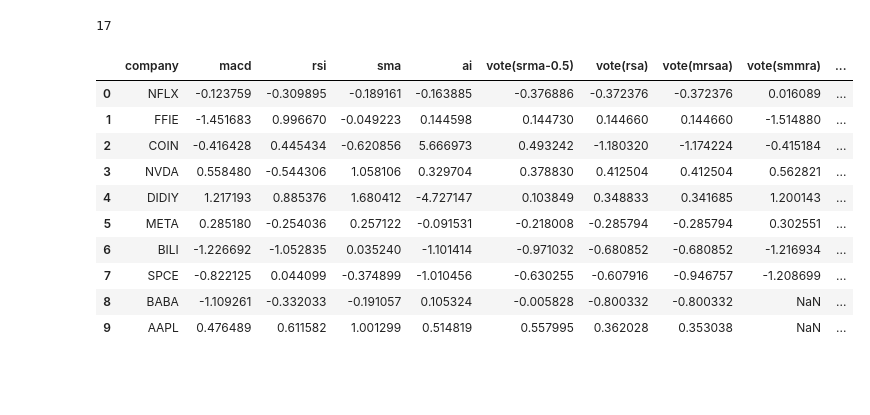
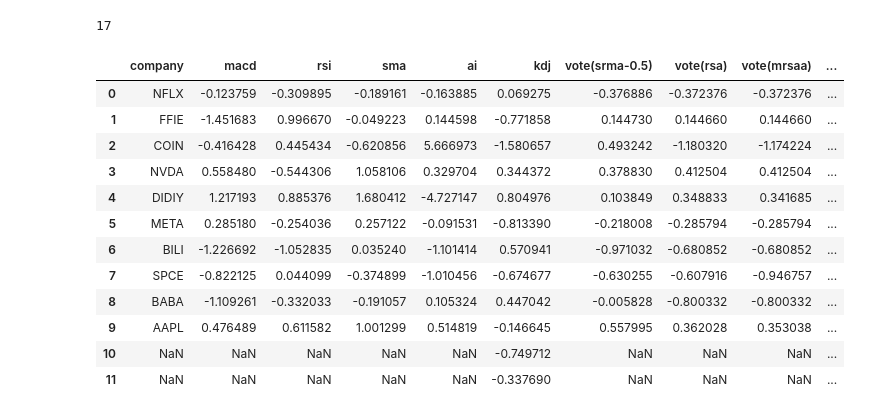
Before and after one commit to Lezcool/QT, a Jupyter notebook: code/debug.ipynb, the cells around one changed output. Cells and saved outputs as stored; diff of their text form; code cells hidden in the pictures; blank space fills up the shorter version.

```diff
--- a/code/debug.ipynb
+++ b/code/debug.ipynb
@@ -676,33 +676,37 @@ sma_df = pd.read_csv('/home/lez/Documents/QT/QT/results/sma_results.csv')
 vote_df = pd.read_csv('/home/lez/Documents/QT/QT/results/vote0.5_results.csv')
 ai_df = pd.read_csv('/home/lez/Documents/QT/QT/results/ai_results.csv')
 # vote2_df = pd.read_csv('/home/lez/Documents/QT/QT/results/vote(srm)/vote_results.csv') #'vote(srm-2/3)' same as macd
+kdj_df = pd.read_csv('/home/lez/Documents/QT/QT/results/kdj/kdj_results.csv')
 vote_rsa = pd.read_csv('/home/lez/Documents/QT/QT/results/vote(rsa)/vote_results.csv')
 vote_mrsaa = pd.read_csv('/home/lez/Documents/QT/QT/results/vote(mrsaa)/vote_results.csv')
 vote_smmra = pd.read_csv('/home/lez/Documents/QT/QT/results/vote(smmra)/vote_results.csv')
-vote_srma_opt = pd.read_csv('/home/lez/Documents/QT/QT/results/vote(srma_opt)/vote_results.csv')
+# vote_srma_opt = pd.read_csv('/home/lez/Documents/QT/QT/results/vote(srma_opt)/vote_results.csv') #results too bad
 vote_srma = pd.read_csv('/home/lez/Documents/QT/QT/results/vote(srma)/vote_results.csv')
 vote_msa = pd.read_csv('/home/lez/Documents/QT/QT/results/vote(asm)/vote_results.csv')
 # %%
-name_list = ['macd', 'rsi', 'sma', 'ai','vote(srma-0.5)', 'vote(rsa)','vote(mrsaa)','vote(smmra)','vote(srma_opt)','vote(srma)','vote(msa)']
+name_list = ['macd', 'rsi', 'sma', 'ai','kdj','vote(srma-0.5)', 'vote(rsa)','vote(mrsaa)','vote(smmra)','vote(srma)','vote(msa)']
 result_df = pd.DataFrame()
-for idx,df in enumerate([macd_df, rsi_df, sma_df,ai_df, vote_df,vote_rsa,vote_mrsaa,vote_smmra,vote_srma_opt,vote_srma,vote_msa]):
+for idx,df in enumerate([macd_df, rsi_df, sma_df,ai_df,kdj_df, vote_df,vote_rsa,vote_mrsaa,vote_smmra,vote_srma,vote_msa]):
     if idx == 0:
         tmp = df[['company', 'sharp_ratio']]
         tmp.columns = ['company', name_list[idx]]
     else:
         tmp = df[['sharp_ratio']]
         tmp.columns = [name_list[idx]]
     result_df = pd.concat([result_df, tmp], axis=1)
 display(result_df)
+display(result_df.describe())
 # %% [output]
-|  | company | macd | rsi | sma | ai | vote(srma-0.5) | vote(rsa) | vote(mrsaa) | vote(smmra) | ... |
-| 0 | NFLX | -0.123759 | -0.309895 | -0.189161 | -0.163885 | -0.376886 | -0.372376 | -0.372376 | 0.016089 | ... |
-| 1 | FFIE | -1.451683 | 0.996670 | -0.049223 | 0.144598 | 0.144730 | 0.144660 | 0.144660 | -1.514880 | ... |
-| 2 | COIN | -0.416428 | 0.445434 | -0.620856 | 5.666973 | 0.493242 | -1.180320 | -1.174224 | -0.415184 | ... |
-| 3 | NVDA | 0.558480 | -0.544306 | 1.058106 | 0.329704 | 0.378830 | 0.412504 | 0.412504 | 0.562821 | ... |
-| 4 | DIDIY | 1.217193 | 0.885376 | 1.680412 | -4.727147 | 0.103849 | 0.348833 | 0.341685 | 1.200143 | ... |
-| 5 | META | 0.285180 | -0.254036 | 0.257122 | -0.091531 | -0.218008 | -0.285794 | -0.285794 | 0.302551 | ... |
-| 6 | BILI | -1.226692 | -1.052835 | 0.035240 | -1.101414 | -0.971032 | -0.680852 | -0.680852 | -1.216934 | ... |
-| 7 | SPCE | -0.822125 | 0.044099 | -0.374899 | -1.010456 | -0.630255 | -0.607916 | -0.946757 | -1.208699 | ... |
-| 8 | BABA | -1.109261 | -0.332033 | -0.191057 | 0.105324 | -0.005828 | -0.800332 | -0.800332 | NaN | ... |
-| 9 | AAPL | 0.476489 | 0.611582 | 1.001299 | 0.514819 | 0.557995 | 0.362028 | 0.353038 | NaN | ... |
+|  | company | macd | rsi | sma | ai | kdj | vote(srma-0.5) | vote(rsa) | vote(mrsaa) | ... |
+| 0 | NFLX | -0.123759 | -0.309895 | -0.189161 | -0.163885 | 0.069275 | -0.376886 | -0.372376 | -0.372376 | ... |
+| 1 | FFIE | -1.451683 | 0.996670 | -0.049223 | 0.144598 | -0.771858 | 0.144730 | 0.144660 | 0.144660 | ... |
+| 2 | COIN | -0.416428 | 0.445434 | -0.620856 | 5.666973 | -1.580657 | 0.493242 | -1.180320 | -1.174224 | ... |
+| 3 | NVDA | 0.558480 | -0.544306 | 1.058106 | 0.329704 | 0.344372 | 0.378830 | 0.412504 | 0.412504 | ... |
+| 4 | DIDIY | 1.217193 | 0.885376 | 1.680412 | -4.727147 | 0.804976 | 0.103849 | 0.348833 | 0.341685 | ... |
+| 5 | META | 0.285180 | -0.254036 | 0.257122 | -0.091531 | -0.813390 | -0.218008 | -0.285794 | -0.285794 | ... |
+| 6 | BILI | -1.226692 | -1.052835 | 0.035240 | -1.101414 | 0.570941 | -0.971032 | -0.680852 | -0.680852 | ... |
+| 7 | SPCE | -0.822125 | 0.044099 | -0.374899 | -1.010456 | -0.674677 | -0.630255 | -0.607916 | -0.946757 | ... |
+| 8 | BABA | -1.109261 | -0.332033 | -0.191057 | 0.105324 | 0.447042 | -0.005828 | -0.800332 | -0.800332 | ... |
+| 9 | AAPL | 0.476489 | 0.611582 | 1.001299 | 0.514819 | -0.146645 | 0.557995 | 0.362028 | 0.353038 | ... |
+| 10 | NaN | NaN | NaN | NaN | NaN | -0.749712 | NaN | NaN | NaN | ... |
+| 11 | NaN | NaN | NaN | NaN | NaN | -0.337690 | NaN | NaN | NaN | ... |
```
Also changed, not shown: parts of 2 cells of this notebook, 2 other files.
